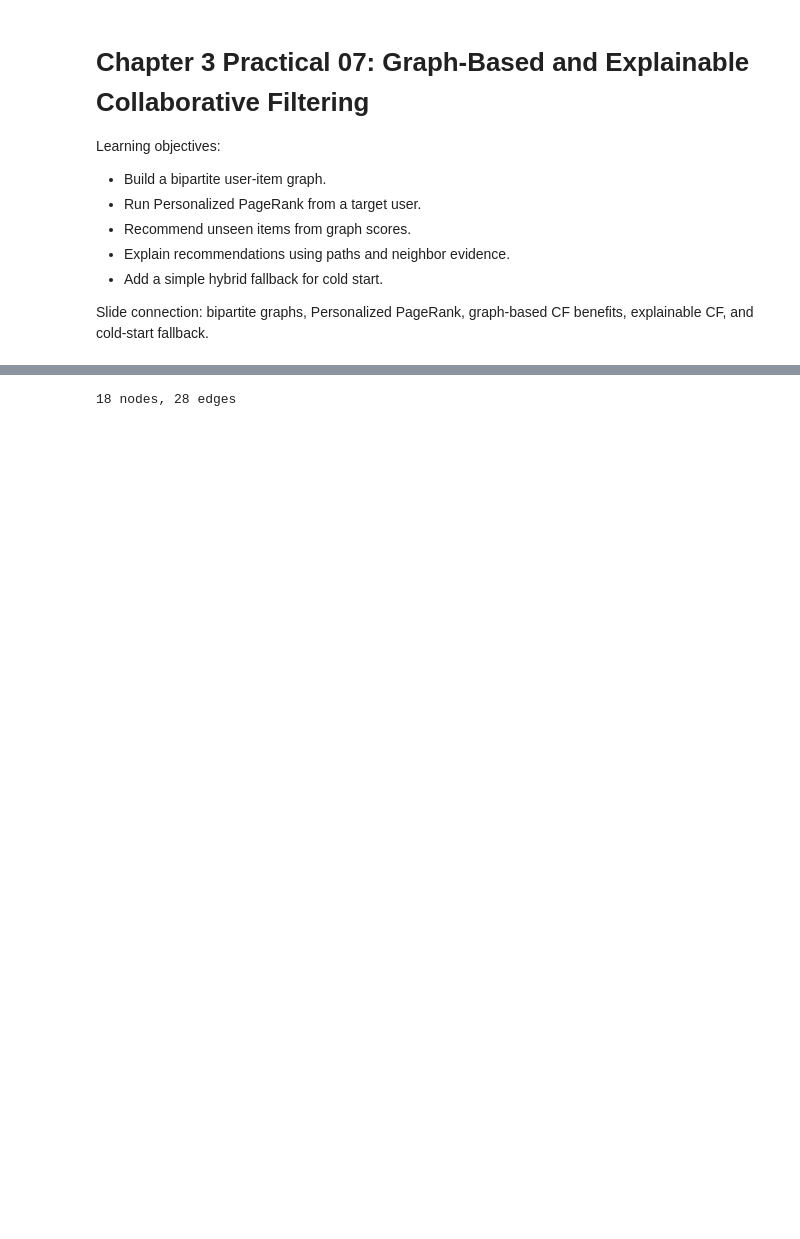
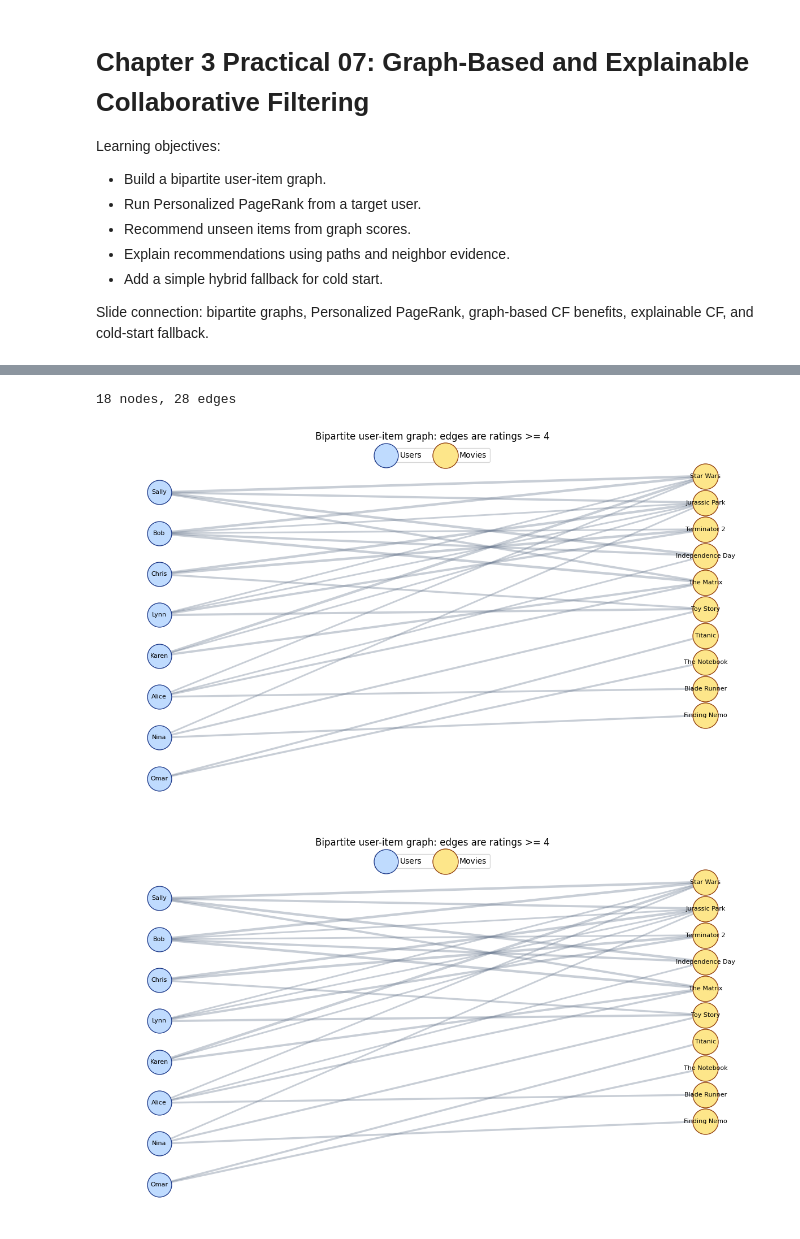
Before and after one commit to MehrdadJalali-AI/RecommenderSystems, a Jupyter notebook: chapter_03_collaborative_filtering/07_graph_ppr_explainable_hybrid_cf.ipynb, the cells around one changed output, grey strips where cells are left out. Saved outputs shown, nothing was run; the diff lists cells and outputs as text; code cells hidden in the pictures; blank space fills up the shorter version.

```diff
--- a/chapter_03_collaborative_filtering/07_graph_ppr_explainable_hybrid_cf.ipynb
+++ b/chapter_03_collaborative_filtering/07_graph_ppr_explainable_hybrid_cf.ipynb
@@ -39,20 +39,43 @@ rating_matrix
 | Omar | NaN | 2.0 | NaN | 3.0 | NaN | NaN | NaN | ... |
 | Sally | NaN | NaN | 7.0 | 6.0 | 7.0 | 3.0 | 6.0 | ... |
 # %%
-# Teaching note: Build a bipartite graph with user nodes, item nodes, and rating edges.
+# Teaching note: Build and visualize a bipartite graph with user nodes, item nodes, and rating edges.
 import networkx as nx
+import matplotlib.pyplot as plt
 
-# A graph stores users/items as nodes and interactions as edges.
 G = nx.Graph()
 for user in ratings_named["user_id"].unique():
     G.add_node(f"user:{user}", kind="user", label=user)
 for _, row in movies.iterrows():
     G.add_node(f"item:{row['title']}", kind="item", label=row["title"], genre=row["genre"])
 for _, row in ratings_named.iterrows():
     if row["rating"] >= 4:
         G.add_edge(f"user:{row['user_id']}", f"item:{row['title']}", weight=row["rating"])
 
 print(nx.info(G) if hasattr(nx, "info") else f"{G.number_of_nodes()} nodes, {G.number_of_edges()} edges")
+
+# Bipartite layout separates users from movies, making the collaborative signal visible.
+user_nodes = [node for node, data in G.nodes(data=True) if data["kind"] == "user"]
+item_nodes = [node for node, data in G.nodes(data=True) if data["kind"] == "item"]
+pos = {}
+for i, node in enumerate(user_nodes):
+    pos[node] = (0, -i)
+for i, node in enumerate(item_nodes):
+    pos[node] = (2.5, -i * 0.65 + 0.4)
+
+fig, ax = plt.subplots(figsize=(12, 7))
+nx.draw_networkx_edges(G, pos, width=[0.7 + G[u][v]["weight"] * 0.35 for u, v in G.edges()], alpha=0.35, edge_color="#64748b", ax=ax)
+nx.draw_networkx_nodes(G, pos, nodelist=user_nodes, node_color="#bfdbfe", edgecolors="#1e3a8a", node_size=950, label="Users", ax=ax)
+nx.draw_networkx_nodes(G, pos, nodelist=item_nodes, node_color="#fde68a", edgecolors="#92400e", node_size=1050, label="Movies", ax=ax)
+labels = {node: data["label"] for node, data in G.nodes(data=True)}
+nx.draw_networkx_labels(G, pos, labels=labels, font_size=8, ax=ax)
+ax.legend(loc="upper center", ncol=2)
+ax.set_title("Bipartite user-item graph: edges are ratings >= 4")
+ax.axis("off")
+fig.tight_layout()
+fig
 # %% [output]
 18 nodes, 28 edges
+[figure, added]
+[figure, added]
 # %%
```
Also changed, not shown: parts of 4 cells of this notebook, 6 other files.
